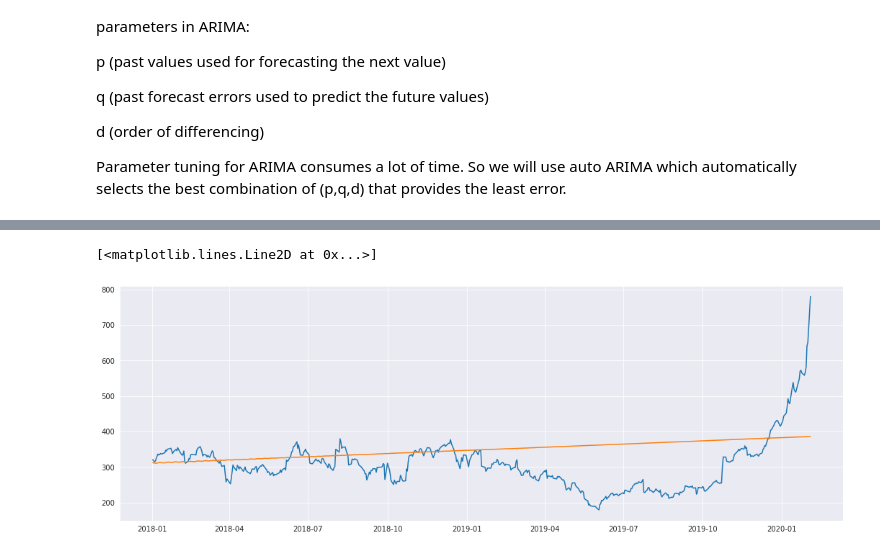
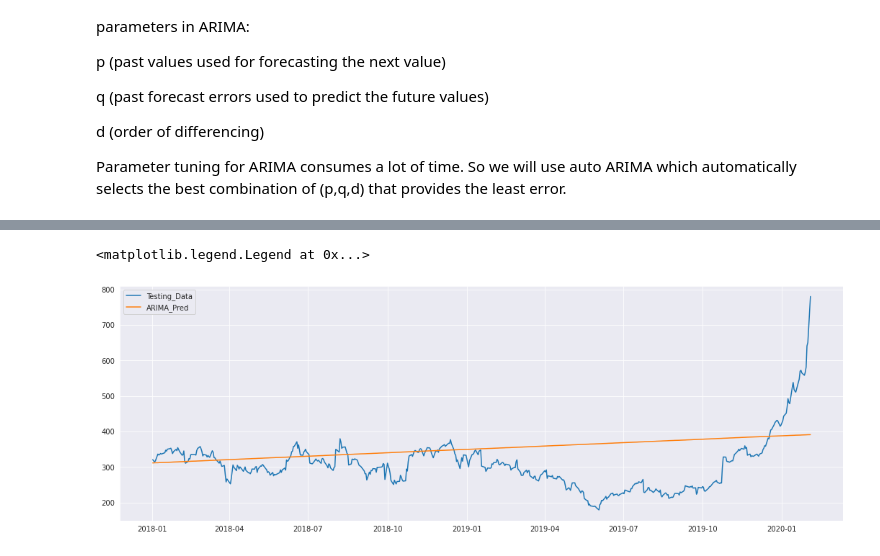
Before and after one commit to Nascent-bot/ML-Projects, a Jupyter notebook: CoeProj.ipynb, the cells around one changed output, grey strips where cells are left out. Drawn from its saved outputs; the diff is of its cells as text; code cells hidden in the pictures.

```diff
--- a/CoeProj.ipynb
+++ b/CoeProj.ipynb
@@ -349,0 +356,4 @@ forecast = pd.DataFrame(forecast,index = test.index,columns=['Prediction'])
+# %%
+model = ARIMA(train['Close'],order=(2,1,2))
+results=model.fit()
+results.summary()
@@ -349,0 +381,9 @@ forecast = pd.DataFrame(forecast,index = test.index,columns=['Prediction'])
+# %%
+start=len(train)
+end=len(train)+len(test)-1
+# %%
+pred=results.predict(start=start,end=end,typ='levels').rename("ARIMA Prediction")
+# %%
+pred_df=pd.DataFrame(pred)
+pred_df.index=test.index
+pred_df.head()
@@ -358,7 +417,8 @@ plt.plot(forecast['Prediction'])
 # %%
 plt.figure(figsize=(18,6))
-plt.plot(test)
-plt.plot(forecast['Prediction'])
+plt.plot(test['Close'],label="Testing_Data")
+plt.plot(pred_df['ARIMA Prediction'],label='ARIMA_Pred')
+plt.legend()
 # %% [output]
-[<matplotlib.lines.Line2D at 0x...>]
+<matplotlib.legend.Legend at 0x...>
-[figure, old version]
+[figure, new version]
```
Also changed, not shown: parts of 36 cells of this notebook.
